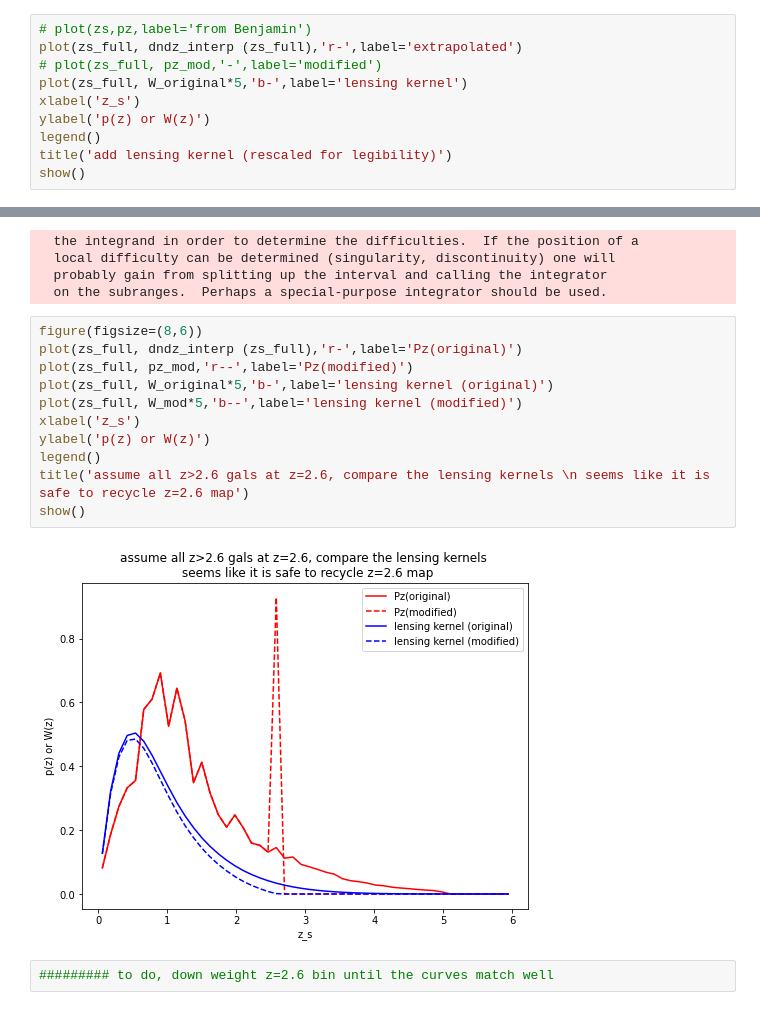
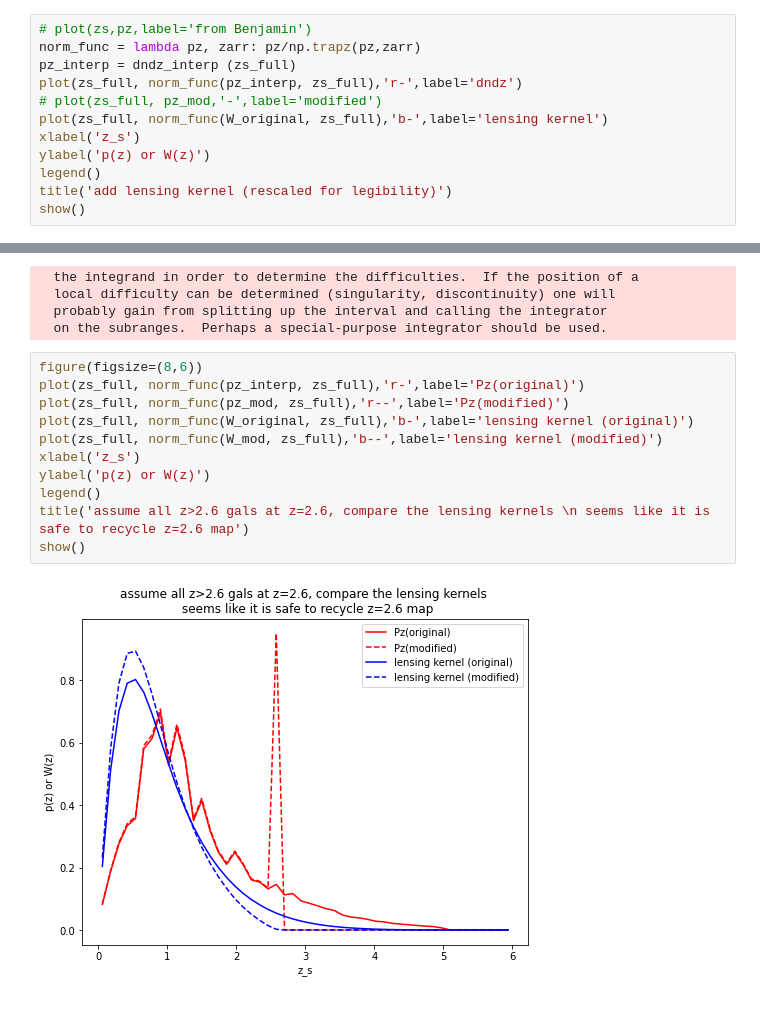
Before and after one commit to liuxx479/pzCOSMOS, a Jupyter notebook: prep_kappaTNG.ipynb, the cells around one changed output, grey strips where cells are left out. Saved outputs shown, nothing was run; the diff lists cells and outputs as text.

```diff
--- a/prep_kappaTNG.ipynb
+++ b/prep_kappaTNG.ipynb
@@ -85,9 +85,11 @@ W_original = lensing_kernel(zs_full, pz_full)
   on the subranges.  Perhaps a special-purpose integrator should be used.
 # %%
 # plot(zs,pz,label='from Benjamin')
-plot(zs_full, dndz_interp (zs_full),'r-',label='extrapolated')
+norm_func = lambda pz, zarr: pz/np.trapz(pz,zarr)
+pz_interp = dndz_interp (zs_full)
+plot(zs_full, norm_func(pz_interp, zs_full),'r-',label='dndz')
 # plot(zs_full, pz_mod,'-',label='modified')
-plot(zs_full, W_original*5,'b-',label='lensing kernel')
+plot(zs_full, norm_func(W_original, zs_full),'b-',label='lensing kernel')
 xlabel('z_s')
 ylabel('p(z) or W(z)')
 legend()
@@ -117,16 +119,14 @@ W_mod = lensing_kernel(zs_full, pz_mod)
   on the subranges.  Perhaps a special-purpose integrator should be used.
 # %%
 figure(figsize=(8,6))
-plot(zs_full, dndz_interp (zs_full),'r-',label='Pz(original)')
-plot(zs_full, pz_mod,'r--',label='Pz(modified)')
-plot(zs_full, W_original*5,'b-',label='lensing kernel (original)')
-plot(zs_full, W_mod*5,'b--',label='lensing kernel (modified)')
+plot(zs_full, norm_func(pz_interp, zs_full),'r-',label='Pz(original)')
+plot(zs_full, norm_func(pz_mod, zs_full),'r--',label='Pz(modified)')
+plot(zs_full, norm_func(W_original, zs_full),'b-',label='lensing kernel (original)')
+plot(zs_full, norm_func(W_mod, zs_full),'b--',label='lensing kernel (modified)')
 xlabel('z_s')
 ylabel('p(z) or W(z)')
 legend()
 title('assume all z>2.6 gals at z=2.6, compare the lensing kernels \n seems like it is safe to recycle z=2.6 map')
 show()
 # %% [output]
-[figure, old version]
+[figure, new version]
-# %%
-######### to do, down weight z=2.6 bin until the curves match well
```
Also changed, not shown: parts of 3 cells of this notebook.
